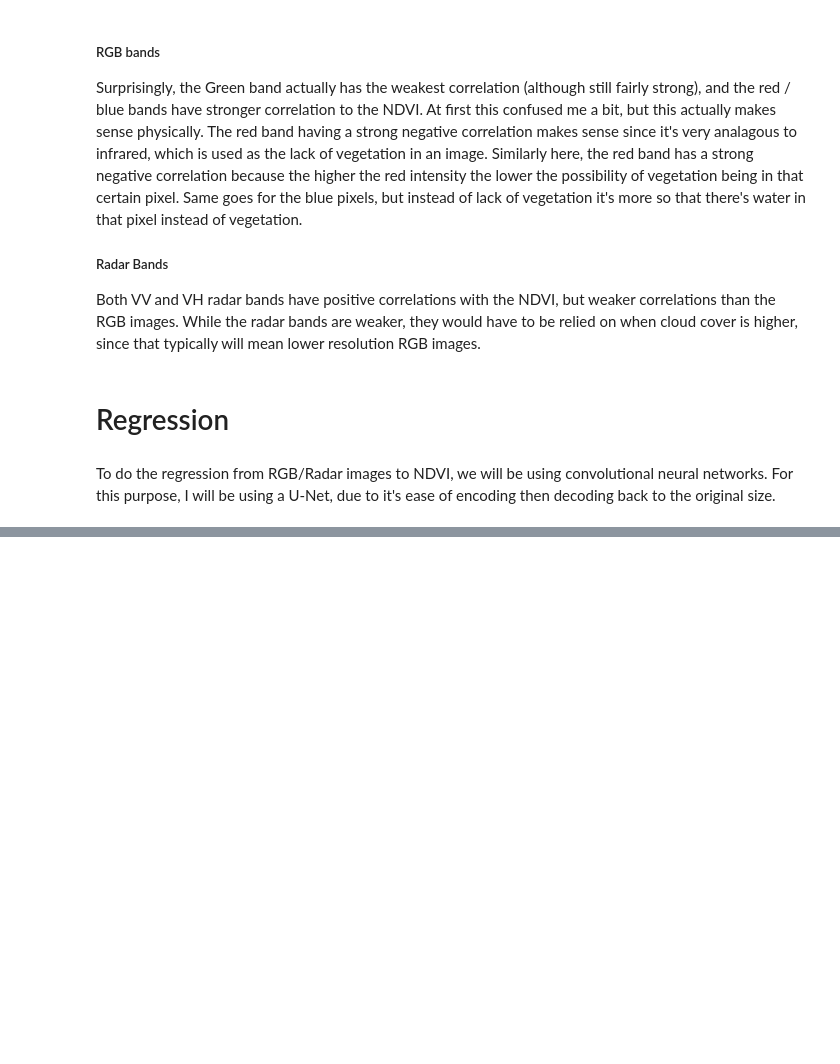
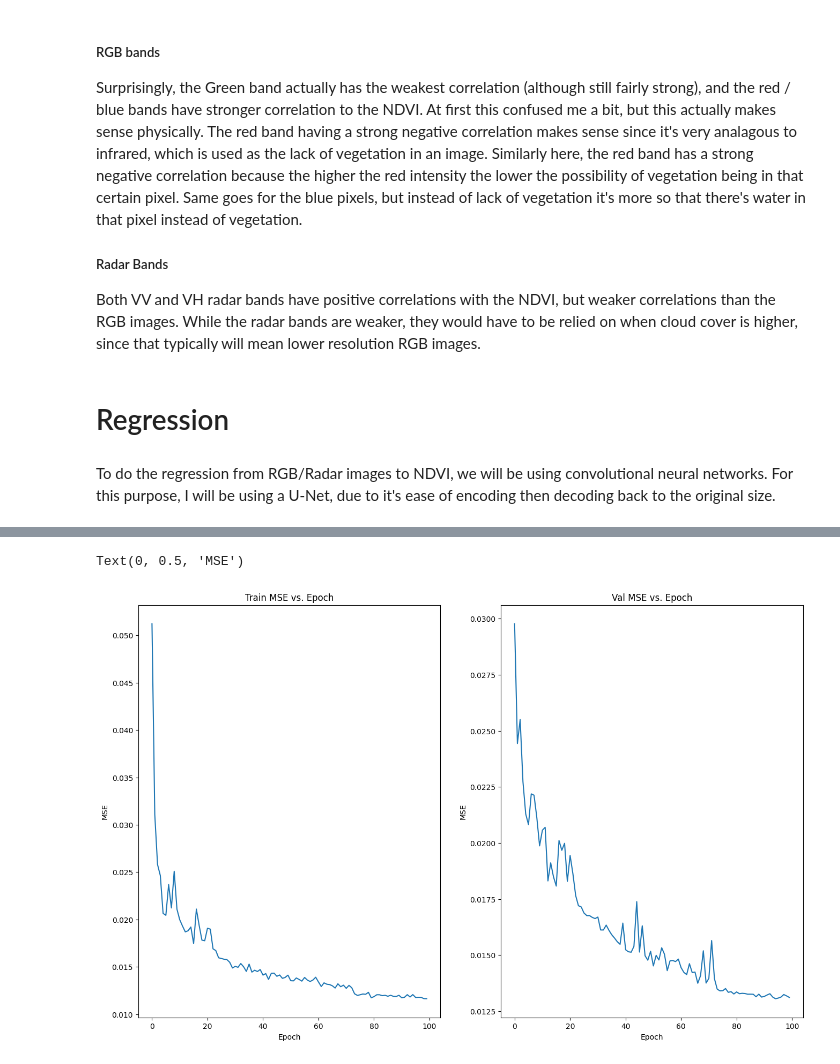
Before and after one commit to PrestonTGarcia/Terrafluence, a Jupyter notebook: Main.ipynb, the cells around one changed output, grey strips where cells are left out. Cells and saved outputs as stored; diff of their text form; code cells hidden in the pictures; blank space fills up the shorter version.

```diff
--- a/Main.ipynb
+++ b/Main.ipynb
@@ -540,7 +599,7 @@ class UNet(nn.Module):
             nn.MaxPool2d(2),
 
             nn.Upsample(scale_factor = 2, mode = 'bilinear', align_corners = True),
-            nn.Conv2d(64, 3, kernel_size = 3, padding = 1),
+            nn.Conv2d(64, n_class, kernel_size = 3, padding = 1),
             nn.ReLU()
         )
 
@@ -552,11 +611,30 @@ class UNet(nn.Module):
         output = self.upsample(ds)
 
         return output
+# %%
+class EarlyStopping:
+    def __init__(self, patience=5, min_delta=0):
+        self.patience = patience
+        self.min_delta = min_delta
+        self.counter = 0
+        self.best_loss = float('inf')
+        self.best_model_state = None
+        self.early_stop = False
+
+    def __call__(self, val_loss, model):
+        if val_loss < self.best_loss - self.min_delta:
+            self.best_loss = val_loss
+            self.best_model_state = copy.deepcopy(model.state_dict())
+            self.counter = 0
+        else:
+            self.counter += 1
+            if self.counter >= self.patience:
+                self.early_stop = True
 # %%
 train_size = int(0.8 * len(dataset))
 val_size = len(dataset) - train_size
 train_dataset, val_dataset = random_split(dataset, [train_size, val_size])
-train_dataloader = DataLoader(train_dataset, batch_size=32, shuffle=True)
-val_dataloader = DataLoader(val_dataset, batch_size=32, shuffle=False)
+train_dataloader = DataLoader(train_dataset, batch_size=16, shuffle=True, pin_memory=True)
+val_dataloader = DataLoader(val_dataset, batch_size=16, shuffle=False, pin_memory=True)
 # %%
 model = UNet(1).to(device)
@@ -593,0 +708,15 @@ RuntimeError: [enforce fail at alloc_cpu.cpp:121] data. DefaultCPUAllocator: not
+# %%
+fig, ax = plt.subplots(1, 2, figsize=(16, 10))
+
+ax[0].plot(train_losses)
+ax[0].set_title("Train MSE vs. Epoch")
+ax[0].set_xlabel("Epoch")
+ax[0].set_ylabel("MSE")
+
+ax[1].plot(val_losses)
+ax[1].set_title("Val MSE vs. Epoch")
+ax[1].set_xlabel("Epoch")
+ax[1].set_ylabel("MSE")
+# %% [output]
+Text(0, 0.5, 'MSE')
+[figure, added]
```
Also changed, not shown: parts of 15 cells of this notebook.
